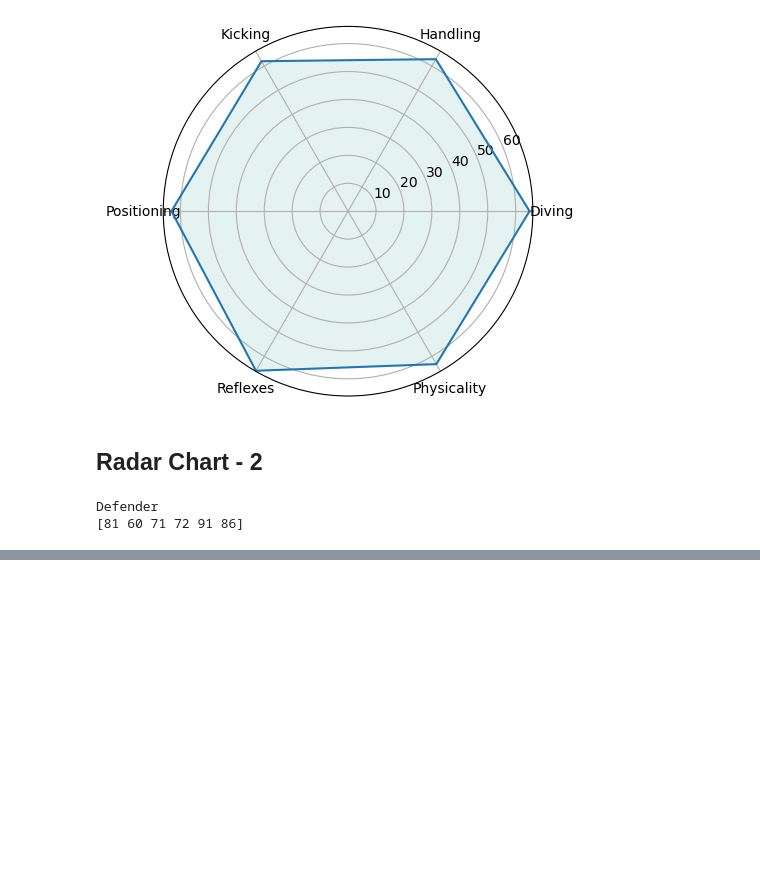
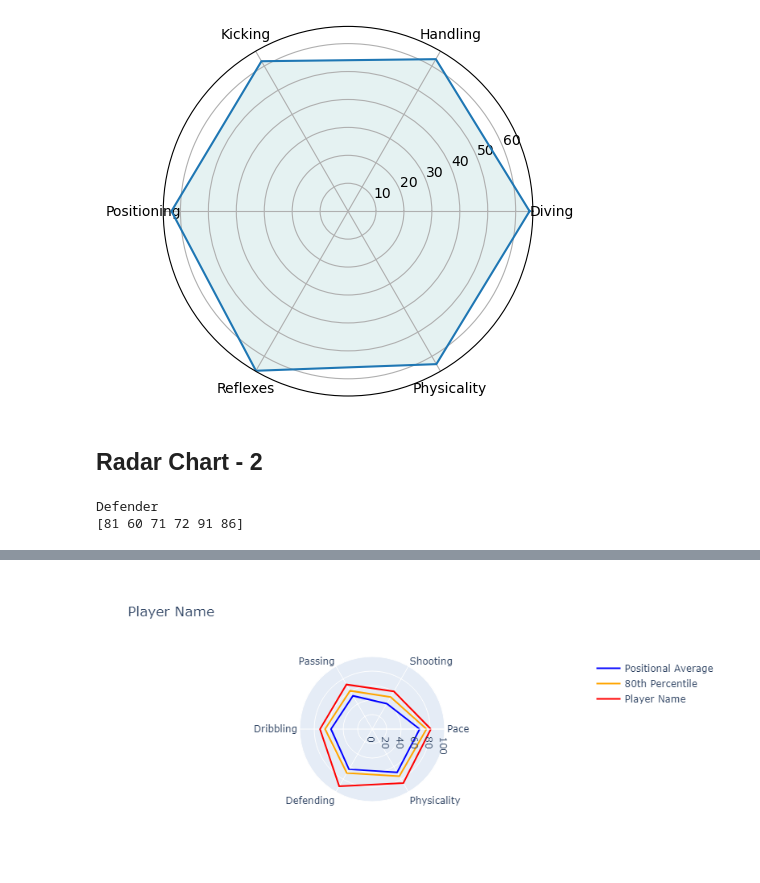
Before and after one commit to SamridhVikhasS/Football-Player-Position-Predictor, a Jupyter notebook: 2 - EDA & Metrics.ipynb, the cells around one changed output, grey strips where cells are left out. Cells and saved outputs as stored; diff of their text form; code cells hidden in the pictures; blank space fills up the shorter version.

```diff
--- a/2 - EDA & Metrics.ipynb
+++ b/2 - EDA & Metrics.ipynb
@@ -34,3 +34,6 @@ means
 | FW | 71.34 | 65.27 | 55.08 | 65.28 | 31.49 | 64.54 | ... |
 | GK | 64.98 | 62.85 | 62.00 | 65.96 | 35.97 | 63.22 | ... |
 | MF | 69.62 | 57.79 | 62.62 | 66.89 | 50.55 | 61.67 | ... |
+# %%
+p80 = df.groupby("GroupedPosition")[attr].quantile(0.8)
+p80
@@ -131,21 +143,30 @@ import plotly.graph_objects as go
 # %%
 def plot_comparison_radar(position, data):
     means = pd.read_csv("Positional Attribute Means.csv",index_col="GroupedPosition")
+    p80 = pd.read_csv("Positional Attribute P80.csv",index_col="GroupedPosition")
     if position == "Goalkeeper":
         attr = ['Diving', 'Handling','Kicking','Positioning', 'Reflexes', 'Physicality']
         avg = np.array(means.loc["GK"][['GKDiving', 'GKHandling','GKKicking',
+                                        'GKPositioning', 'GKReflexes','PhysicalityTotal']])
+        pct80 = np.array(p80.loc["GK"][['GKDiving', 'GKHandling','GKKicking',
                                         'GKPositioning', 'GKReflexes','PhysicalityTotal']])
     elif position == "Defender":
         attr = ['Pace', 'Shooting', 'Passing', 'Dribbling','Defending', 'Physicality']
         avg = np.array(means.loc["DF"][['PaceTotal', 'ShootingTotal', 'PassingTotal', 'DribblingTotal',
                                         'DefendingTotal', 'PhysicalityTotal']])
+        pct80 = np.array(p80.loc["DF"][['PaceTotal', 'ShootingTotal', 'PassingTotal', 'DribblingTotal',
+                                        'DefendingTotal', 'PhysicalityTotal']])
     elif position == "Midfielder":
         attr = ['Pace', 'Shooting', 'Passing', 'Dribbling','Defending', 'Physicality']
         avg = np.array(means.loc["MF"][['PaceTotal', 'ShootingTotal', 'PassingTotal', 'DribblingTotal',
                                         'DefendingTotal', 'PhysicalityTotal']])
+        pct80 = np.array(p80.loc["MF"][['PaceTotal', 'ShootingTotal', 'PassingTotal', 'DribblingTotal',
+                                        'DefendingTotal', 'PhysicalityTotal']])
     elif position == "Attacker (or) Forward":
         attr = ['Pace', 'Shooting', 'Passing', 'Dribbling','Defending', 'Physicality']
         avg = np.array(means.loc["FW"][['PaceTotal', 'ShootingTotal', 'PassingTotal', 'DribblingTotal',
+                                        'DefendingTotal', 'PhysicalityTotal']])
+        pct80 = np.array(p80.loc["FW"][['PaceTotal', 'ShootingTotal', 'PassingTotal', 'DribblingTotal',
                                         'DefendingTotal', 'PhysicalityTotal']])
     else:
         avg = None
@@ -187,3 +208,83 @@ Defender
 plot_comparison_radar(pos,val)
 # %% [output]
 [figure]
+# %%
+import pandas as pd
+import numpy as np
+import plotly.graph_objs as go
+
+def plot_comparison_radar(position, data, player_name):
+    means = pd.read_csv("Positional Attribute Means.csv", index_col="GroupedPosition")
+    p80 = pd.read_csv("Positional Attributes P80.csv", index_col="GroupedPosition")
+
+    if position == "Goalkeeper":
+        attr = ['Diving', 'Handling', 'Kicking', 'Positioning', 'Reflexes', 'Physicality']
+        avg = np.array(means.loc["GK"][['GKDiving', 'GKHandling', 'GKKicking',
+                                         'GKPositioning', 'GKReflexes', 'PhysicalityTotal']])
+        pct80 = np.array(p80.loc["GK"][['GKDiving', 'GKHandling', 'GKKicking',
+                                         'GKPositioning', 'GKReflexes', 'PhysicalityTotal']])
+    elif position == "Defender":
+        attr = ['Pace', 'Shooting', 'Passing', 'Dribbling', 'Defending', 'Physicality']
+        avg = np.array(means.loc["DF"][['PaceTotal', 'ShootingTotal', 'PassingTotal', 'DribblingTotal',
+                                         'DefendingTotal', 'PhysicalityTotal']])
+        pct80 = np.array(p80.loc["DF"][['PaceTotal', 'ShootingTotal', 'PassingTotal', 'DribblingTotal',
+                                         'DefendingTotal', 'PhysicalityTotal']])
+    elif position == "Midfielder":
+        attr = ['Pace', 'Shooting', 'Passing', 'Dribbling', 'Defending', 'Physicality']
+        avg = np.array(means.loc["MF"][['PaceTotal', 'ShootingTotal', 'PassingTotal', 'DribblingTotal',
+                                         'DefendingTotal', 'PhysicalityTotal']])
+        pct80 = np.array(p80.loc["MF"][['PaceTotal', 'ShootingTotal', 'PassingTotal', 'DribblingTotal',
+                                         'DefendingTotal', 'PhysicalityTotal']])
+    elif position == "Attacker (or) Forward":
+        attr = ['Pace', 'Shooting', 'Passing', 'Dribbling', 'Defending', 'Physicality']
+        avg = np.array(means.loc["FW"][['PaceTotal', 'ShootingTotal', 'PassingTotal', 'DribblingTotal',
+                                         'DefendingTotal', 'PhysicalityTotal']])
+        pct80 = np.array(p80.loc["FW"][['PaceTotal', 'ShootingTotal', 'PassingTotal', 'DribblingTotal',
+                                         'DefendingTotal', 'PhysicalityTotal']])
+    else:
+        avg = None
+
+    fig = go.Figure()
+
+    fig.add_trace(go.Scatterpolar(
+        r = list(avg) + [avg[0]],
+        theta = attr + [attr[0]],  # Connect back to the first point for a closed radar
+        fill = 'none',
+        mode = 'lines',
+        line_color = 'blue',
+        name = "Positional Average"
+    ))
+
+    fig.add_trace(go.Scatterpolar(
+        r = list(pct80) + [pct80[0]],
+        theta = attr + [attr[0]],  # Connect back to the first point for a closed radar
+        fill = 'none',
+        mode = 'lines',
+        line_color = 'orange',
+        name = "80th Percentile"
+    ))
+
+    fig.add_trace(go.Scatterpolar(
+        r = list(data) + [data[0]],
+        theta = attr + [attr[0]],  # Connect back to the first point for a closed radar
+        fill = 'none',
+        mode = 'lines',
+        line_color = 'red',
+        name = player_name
+    ))
+
+    fig.update_layout(
+        polar=dict(
+            radialaxis=dict(visible=True, range=[0, 100]),
+        ),
+        showlegend=True,
+        title=player_name,
+        plot_bgcolor='white'
+    )
+
+    fig.show()
+
+# Example usage
+plot_comparison_radar("Defender", [81, 60, 71, 72, 91, 86], "Player Name")
+# %% [output]
+[figure, added]
```
Also changed, not shown: parts of 6 cells of this notebook, 5 other files.
